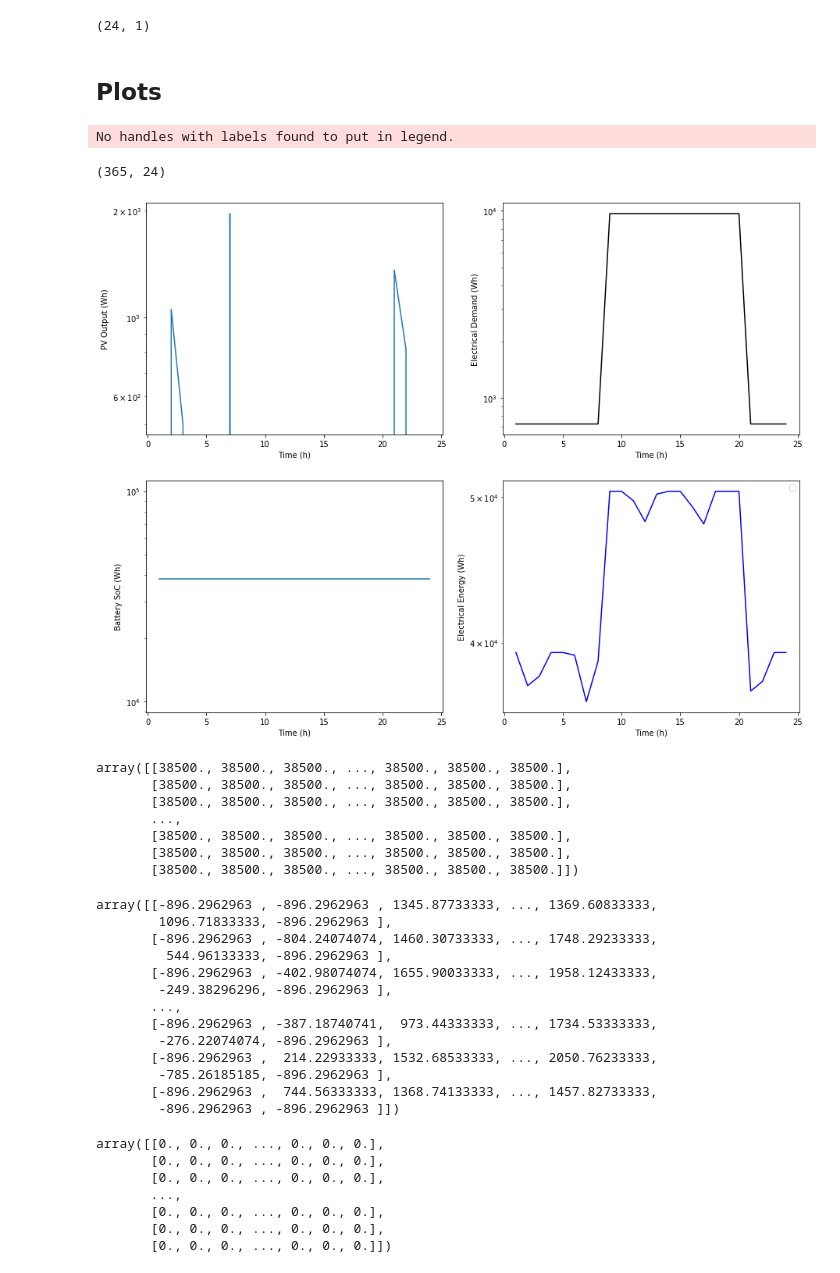
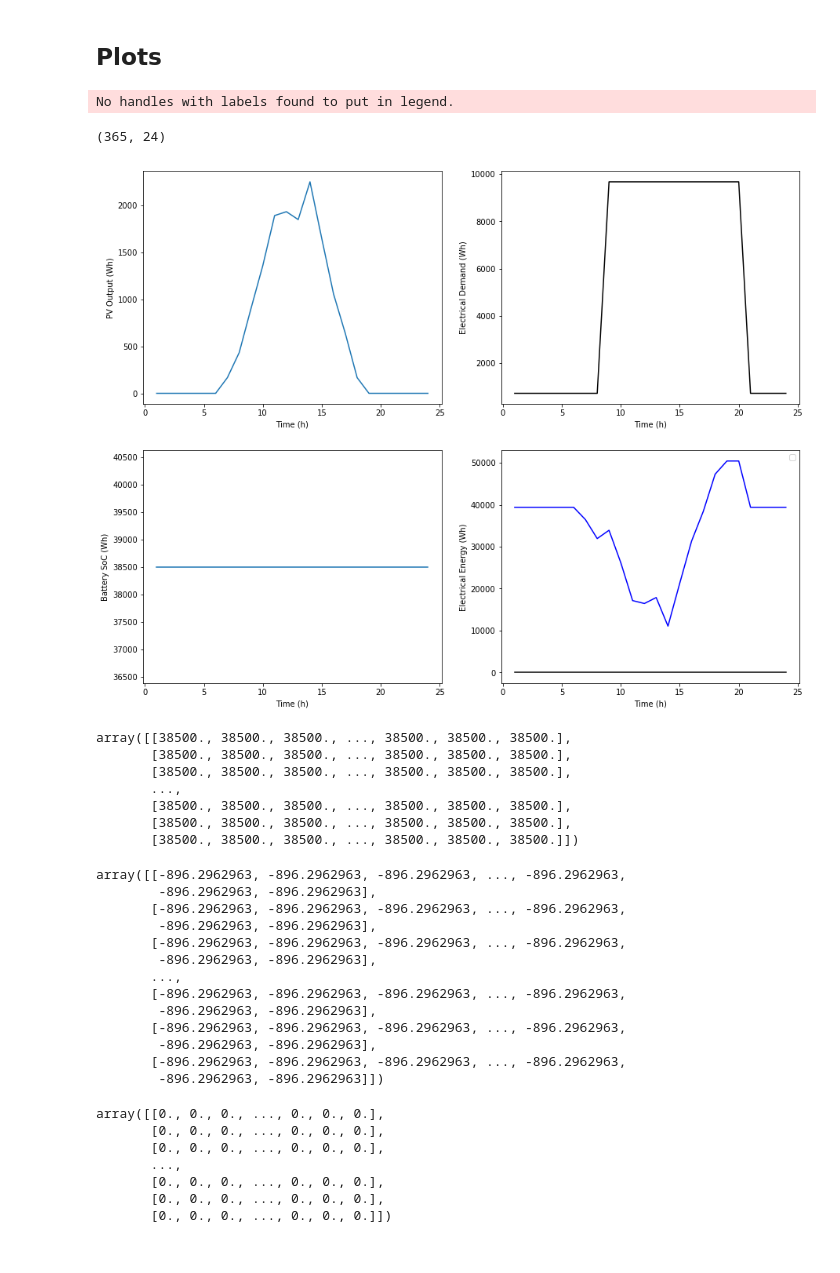
Before and after one commit to UW-GRID/PV_sizing, a Jupyter notebook: ipynb/load_profile_analysis.ipynb, the cells around one changed output. Drawn from its saved outputs; the diff is of its cells as text; code cells hidden in the pictures.

Commit message:
fixed reshape issue

```diff
--- a/ipynb/load_profile_analysis.ipynb
+++ b/ipynb/load_profile_analysis.ipynb
@@ -12,10 +18,20 @@ PVsize = 1700 #Watts
 pvData = pd.read_csv('pvwatts_hourly.csv', skiprows = 17) #From PVwatts Calculator
 DC_output = pvData['DC Array Output (W)'] #DC Array Output (W)
 daily_output = DC_output.iloc[:-1].values #drop final totals row
-daily_output = daily_output.reshape((24, 365))
+
+# np.reshape was not giving the right
+# array; need a better solution to
+# the nested for loops
+x = np.zeros(shape=(24,365))
+i = 0
+for d in range(365):
+    for h in range(24):
+        x[h,d] = daily_output[i]
+        i += 1
+daily_output = x
 
 pvDaysFinal = interp1d((np.linspace(1, 24, 24)), daily_output, axis=0)
-pvo = pvDaysFinal(np.linspace(1, 24, 24))
+pvo = pvDaysFinal(np.linspace(1, 24, 24)) * (PVsize/100)
 
 # Need to delete the "totals" from csv before loading;
 # convert the row in excel such that it avoids "," representation of numbers
@@ -23,9 +39,6 @@ raw_input = pd.read_csv('../data/Load Profile - Max Load.csv', header=None, skip
 raw_input = raw_input.dropna(axis='columns')
 raw_input = raw_input.drop([7, 57], axis='columns')
 demand = raw_input.values.T
-print(demand.shape)
-# %% [output]
-(24, 1)
 # %%
 # Battery maximum state of charge
 soc_max = 77000
@@ -86,39 +99,39 @@ print(pve.shape)
 
 fig, axes = plt.subplots(2, 2, figsize = (15, 12))
 ax1, ax2, ax3, ax4 = axes.ravel()
 
 #y = PV-output(Wh) x = time (hour)
-ax1.plot(hours_in_day, pve[day,:])
+ax1.plot(hours_in_day, daily_output[:, day])
 ax1.set_ylabel('PV Output (Wh)')
-ax1.set_yscale('log')
+# ax1.set_yscale('log')
 ax1.set_xlabel('Time (h)')
 
 #y = Electrical demand (Wh), x = time (hour)
 #Sb = 365x25
 ax2.plot(hours_in_day, demand, c = 'k')
 ax2.set_ylabel('Electrical Demand (Wh)')
-ax2.set_yscale('log')
+# ax2.set_yscale('log')
 ax2.set_xlabel('Time (h)')
 
 #y = Battery SoC (Wh), x = time (hour)
 ax3.plot(hours_in_day, soc[day, :])
 ax3.set_ylabel('Battery SoC (Wh)')
-ax3.set_yscale('log')
+# ax3.set_yscale('log')
 ax3.set_xlabel('Time (h)')
 
 # y = Electrical demand (Wh), x = time (hour)
 ax4.plot(hours_in_day, pve_exs[day, :], c = 'k')
 ax4.plot(hours_in_day, pve_def[day, :], c = 'b')
 ax4.set_ylabel('Electrical Energy (Wh)')
-ax4.set_yscale('log')
+# ax4.set_yscale('log')
 ax4.set_xlabel('Time (h)')
 ax4.legend(loc = 'upper right')
 
 plt.show()
 # %% [output]
 No handles with labels found to put in legend.
 (365, 24)
-[figure, old version]
+[figure, new version]
 # %%
 soc
 # %% [output]
@@ -132,19 +145,19 @@ array([[38500., 38500., 38500., ..., 38500., 38500., 38500.],
 # %%
 pve
 # %% [output]
-array([[-896.2962963 , -896.2962963 , 1345.87733333, ..., 1369.60833333,
-        1096.71833333, -896.2962963 ],
-       [-896.2962963 , -804.24074074, 1460.30733333, ..., 1748.29233333,
-         544.96133333, -896.2962963 ],
-       [-896.2962963 , -402.98074074, 1655.90033333, ..., 1958.12433333,
-        -249.38296296, -896.2962963 ],
+array([[-896.2962963, -896.2962963, -896.2962963, ..., -896.2962963,
+        -896.2962963, -896.2962963],
+       [-896.2962963, -896.2962963, -896.2962963, ..., -896.2962963,
+        -896.2962963, -896.2962963],
+       [-896.2962963, -896.2962963, -896.2962963, ..., -896.2962963,
+        -896.2962963, -896.2962963],
        ...,
-       [-896.2962963 , -387.18740741,  973.44333333, ..., 1734.53333333,
-        -276.22074074, -896.2962963 ],
-       [-896.2962963 ,  214.22933333, 1532.68533333, ..., 2050.76233333,
-        -785.26185185, -896.2962963 ],
-       [-896.2962963 ,  744.56333333, 1368.74133333, ..., 1457.82733333,
-        -896.2962963 , -896.2962963 ]])
+       [-896.2962963, -896.2962963, -896.2962963, ..., -896.2962963,
+        -896.2962963, -896.2962963],
+       [-896.2962963, -896.2962963, -896.2962963, ..., -896.2962963,
+        -896.2962963, -896.2962963],
+       [-896.2962963, -896.2962963, -896.2962963, ..., -896.2962963,
+        -896.2962963, -896.2962963]])
 # %%
 pve_exs
 # %% [output]
```
Also changed, not shown: parts of 1 cell of this notebook.
